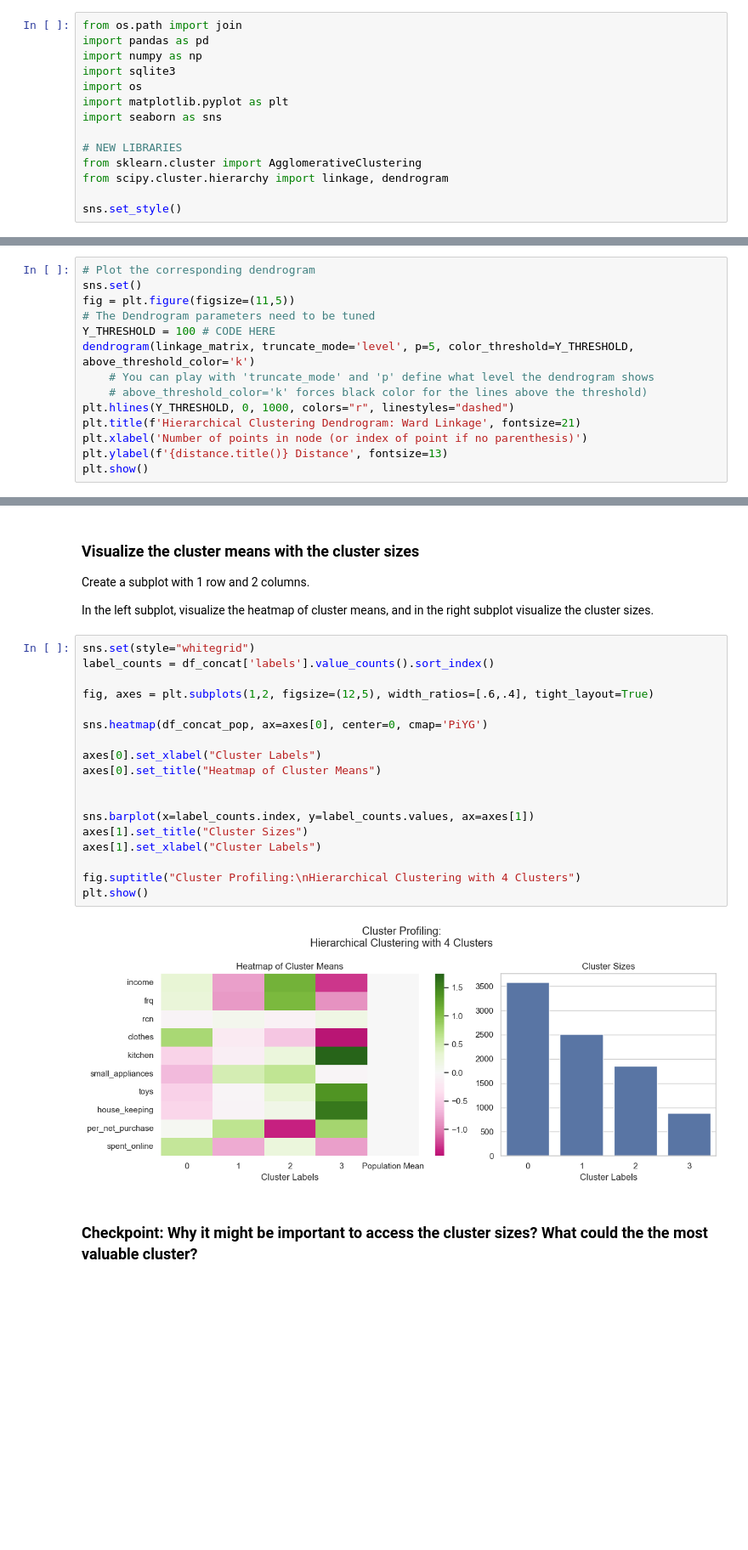
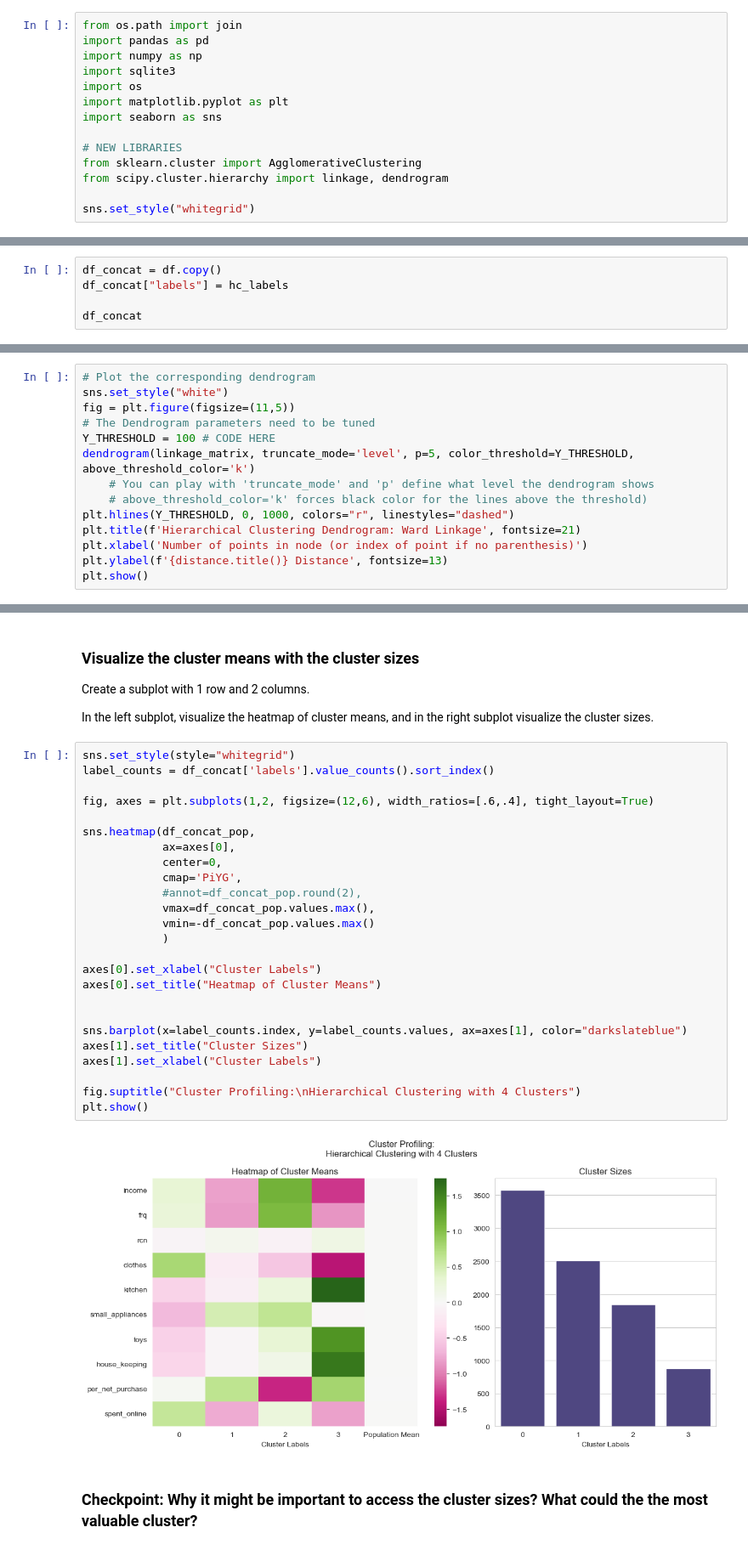
Before and after one commit to anacaleiro/Priv_DM2627, a Jupyter notebook: notebooks_solutions/lab08_hierarchical_clustering_sol.ipynb, the cells around one changed output, grey strips where cells are left out. Shown at 85% size. Cells and saved outputs as stored; diff of their text form; blank space fills up the shorter version.

```diff
--- a/notebooks_solutions/lab08_hierarchical_clustering_sol.ipynb
+++ b/notebooks_solutions/lab08_hierarchical_clustering_sol.ipynb
@@ -13,7 +13,7 @@ import seaborn as sns
 from sklearn.cluster import AgglomerativeClustering
 from scipy.cluster.hierarchy import linkage, dendrogram
 
-sns.set_style()
+sns.set_style("whitegrid")
 # %% [markdown]
 **Please download:**
 
@@ -214,0 +189,5 @@ df_concat
+# %%
+df_concat = df.copy()
+df_concat["labels"] = hc_labels
+
+df_concat
@@ -729,7 +732,7 @@ linkage_matrix.shape
 ### Exercise 5: Visualize the Dendrogram and define an appropriate `y_threshold`
 # %%
 # Plot the corresponding dendrogram
-sns.set()
+sns.set_style("white")
 fig = plt.figure(figsize=(11,5))
 # The Dendrogram parameters need to be tuned
 Y_THRESHOLD = 100 # CODE HERE
@@ -896,25 +907,32 @@ Create a subplot with 1 row and 2 columns.
 
 In the left subplot, visualize the heatmap of cluster means, and in the right subplot visualize the cluster sizes.
 # %%
-sns.set(style="whitegrid")
+sns.set_style(style="whitegrid")
 label_counts = df_concat['labels'].value_counts().sort_index()
 
-fig, axes = plt.subplots(1,2, figsize=(12,5), width_ratios=[.6,.4], tight_layout=True)
+fig, axes = plt.subplots(1,2, figsize=(12,6), width_ratios=[.6,.4], tight_layout=True)
 
-sns.heatmap(df_concat_pop, ax=axes[0], center=0, cmap='PiYG')
+sns.heatmap(df_concat_pop,
+            ax=axes[0],
+            center=0,
+            cmap='PiYG',
+            #annot=df_concat_pop.round(2),
+            vmax=df_concat_pop.values.max(),
+            vmin=-df_concat_pop.values.max()
+            )
 
 axes[0].set_xlabel("Cluster Labels")
 axes[0].set_title("Heatmap of Cluster Means")
 
 
-sns.barplot(x=label_counts.index, y=label_counts.values, ax=axes[1])
+sns.barplot(x=label_counts.index, y=label_counts.values, ax=axes[1], color="darkslateblue")
 axes[1].set_title("Cluster Sizes")
 axes[1].set_xlabel("Cluster Labels")
 
 fig.suptitle("Cluster Profiling:\nHierarchical Clustering with 4 Clusters")
 plt.show()
 # %% [output]
-[figure, old version]
+[figure, new version]
 # %% [markdown]
 ### Checkpoint: Why it might be important to access the cluster sizes? What could the the most valuable cluster?
 # %% [markdown]
```
Also changed, not shown: parts of 14 cells of this notebook, 1 other file.
